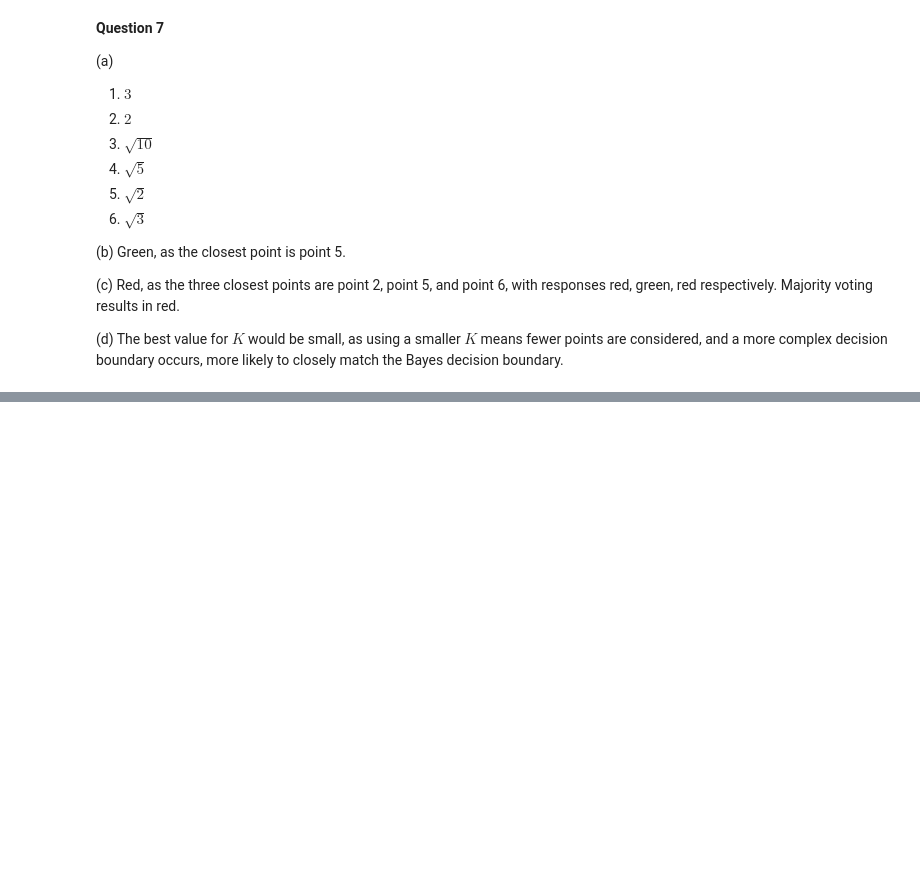
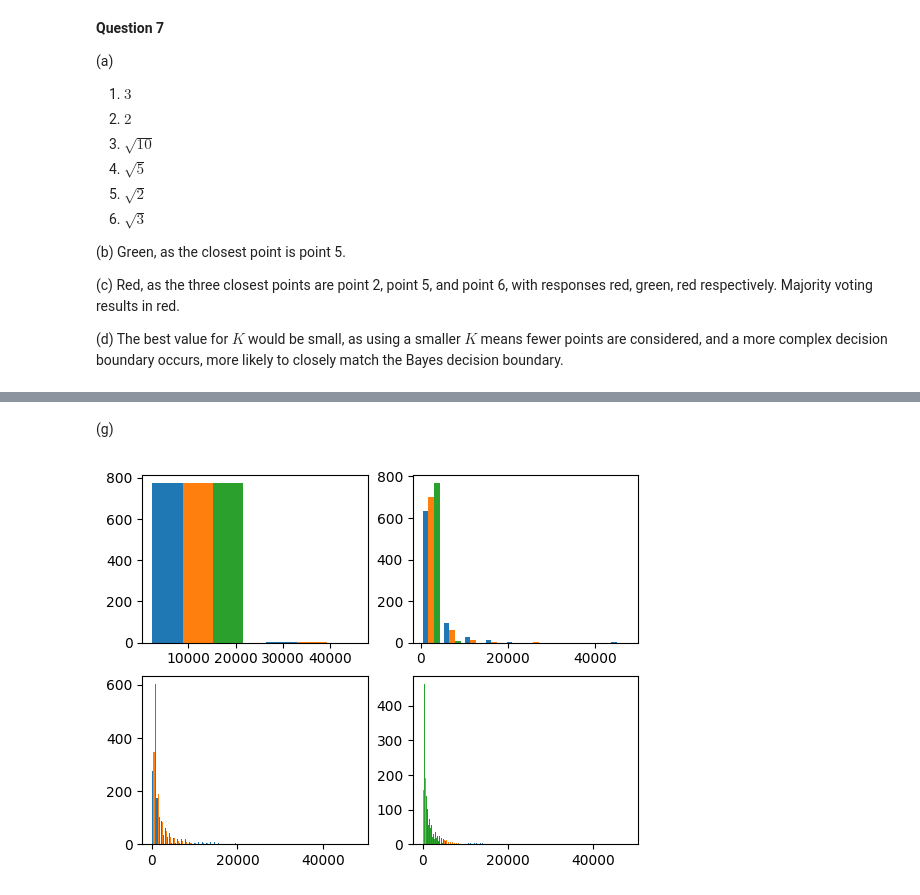
Before and after one commit to NedStickler/islp, a Jupyter notebook: src/chapter_2.ipynb, the cells around one changed output, grey strips where cells are left out. Cells and saved outputs as stored; diff of their text form; code cells hidden in the pictures; blank space fills up the shorter version.

```diff
--- a/src/chapter_2.ipynb
+++ b/src/chapter_2.ipynb
@@ -1051,0 +1146,16 @@ Parametric approaches make assumptions about the functional form of the data dis
+# %% [markdown]
+(g)
+# %%
+import matplotlib.pyplot as plt
+
+cols = ["Apps", "Accept", "Enroll"]
+bins = [2, 10, 50, 100]
+
+fig, axes = plt.subplots(2, 2)
+
+axes[0, 0].hist(college[cols], bins=2)
+axes[0, 1].hist(college[cols], bins=10)
+axes[1, 0].hist(college[cols], bins=50)
+axes[1, 1].hist(college[cols], bins=100);
+# %% [output]
+[figure, added]
```
Also changed, not shown: parts of 13 cells of this notebook.
